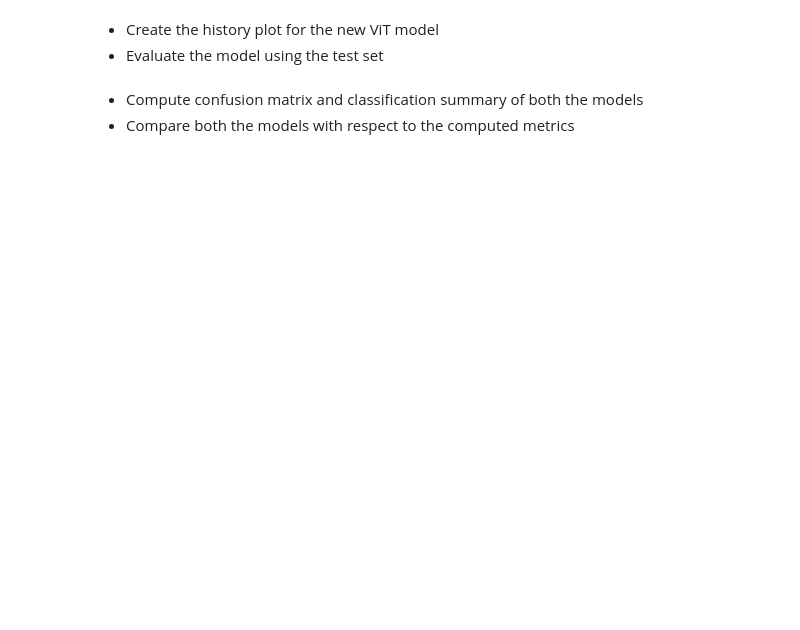
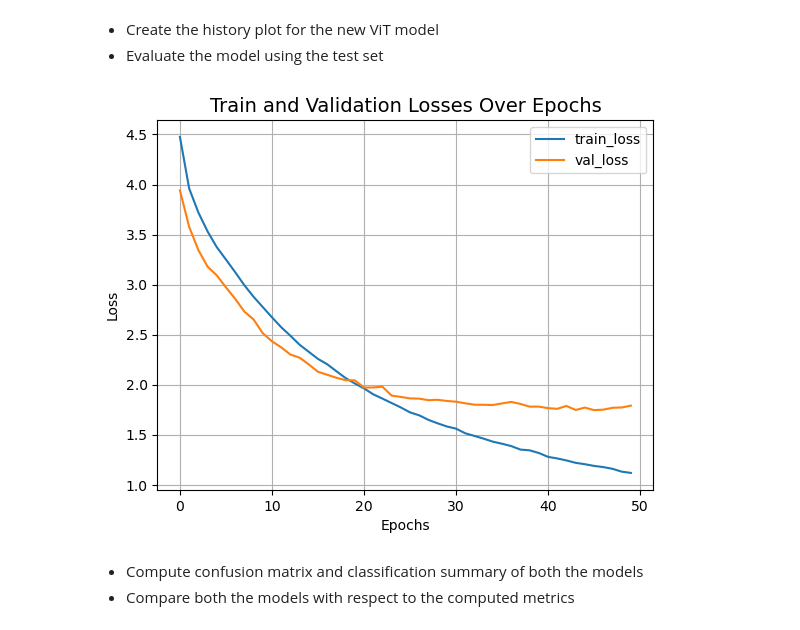
Before and after one commit to BecTome/UPC_MasterArtificialIntelligence, a Jupyter notebook: CV/Labs/P10_Transformers/lab_10_transformers.ipynb, the cells around one changed output. Drawn from its saved outputs; the diff is of its cells as text; code cells hidden in the pictures; blank space fills up the shorter version.

```diff
--- a/CV/Labs/P10_Transformers/lab_10_transformers.ipynb
+++ b/CV/Labs/P10_Transformers/lab_10_transformers.ipynb
@@ -785,14 +812,16 @@ Test top 5 accuracy: 32.77%
 # %%
 # solution
 
-plt.plot(history.history["loss"], label="train_loss")
-plt.plot(history.history["val_loss"], label="val_loss")
+plt.plot(history_spt.history["loss"], label="train_loss")
+plt.plot(history_spt.history["val_loss"], label="val_loss")
 plt.xlabel("Epochs")
 plt.ylabel("Loss")
 plt.title("Train and Validation Losses Over Epochs", fontsize=14)
 plt.legend()
 plt.grid()
 plt.show()
+# %% [output]
+[figure, added]
 # %% [markdown]
 *   Compute confusion matrix and classification summary of both the models
 *   Compare both the models with respect to the computed metrics
```
Also changed, not shown: parts of 17 cells of this notebook.
